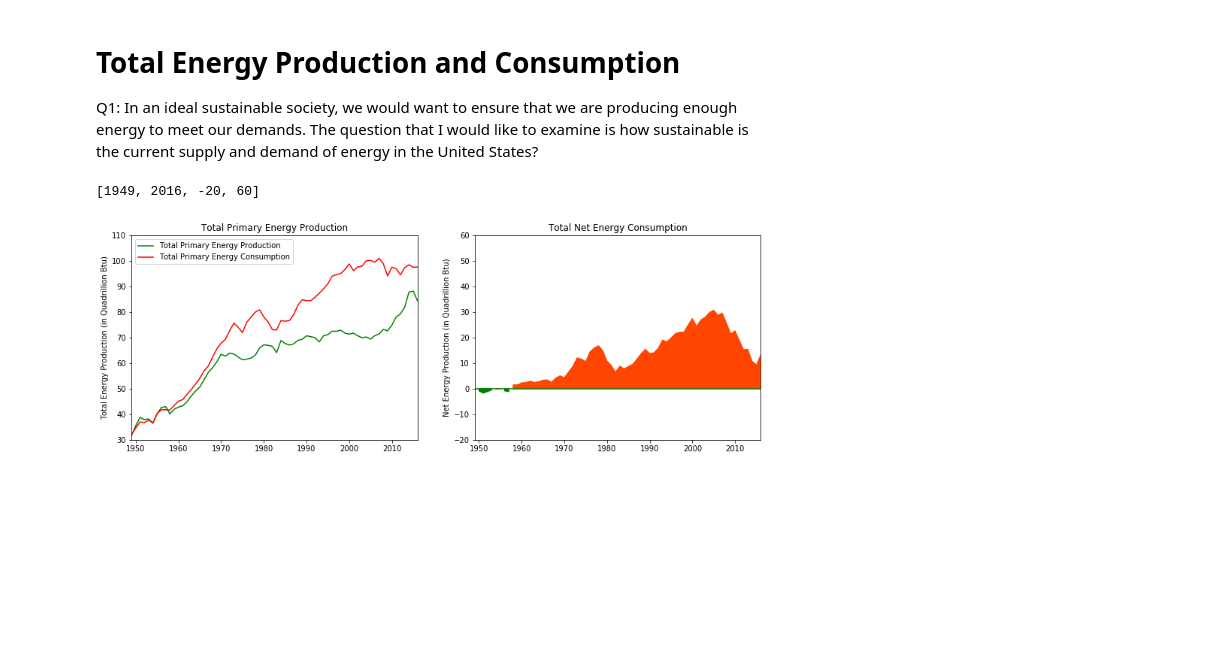
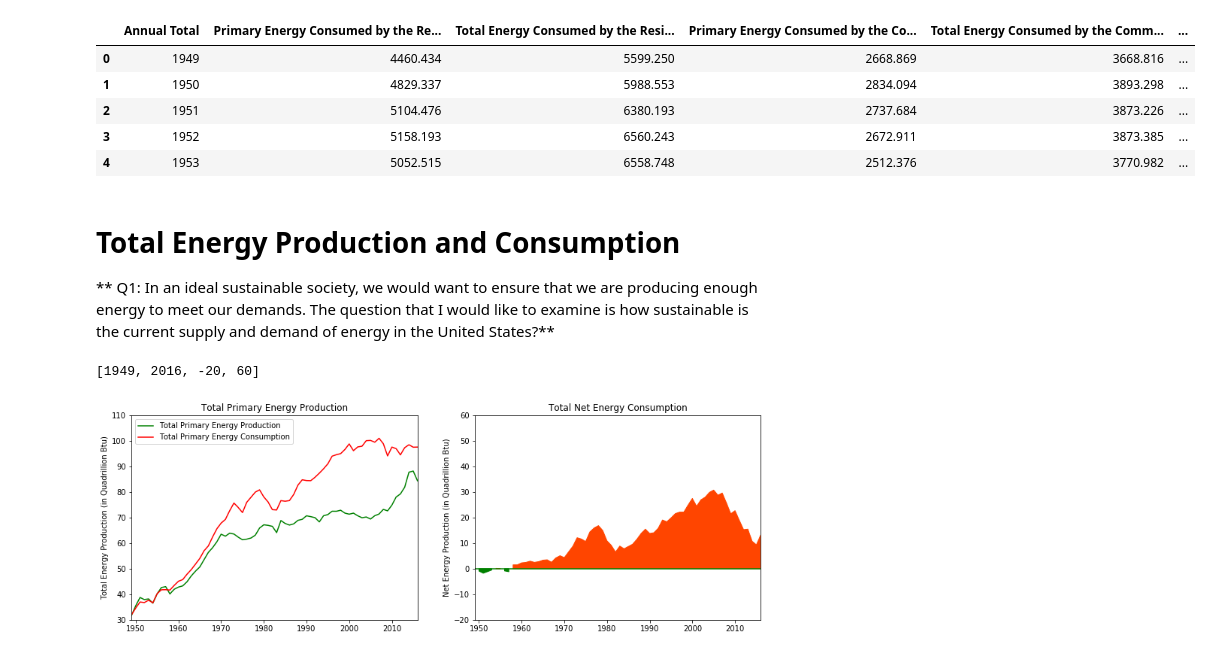
Before and after one commit to mhuh22/Thinkful, a Jupyter notebook: Prep Capstone/The State of Energy (in the United States).ipynb, the cells around one changed output. Cells and saved outputs as stored; diff of their text form; code cells hidden in the pictures; blank space fills up the shorter version.

```diff
--- a/Prep Capstone/The State of Energy (in the United States).ipynb
+++ b/Prep Capstone/The State of Energy (in the United States).ipynb
@@ -50,7 +48,17 @@ From the first two datasets, we will be examining the total production and consu
+# %%
+sectors.head()
+# %% [output]
+|  | Annual Total | Primary Energy Consumed by the Re... | Total Energy Consumed by the Resi... | Primary Energy Consumed by the Co... | Total Energy Consumed by the Comm... | ... |
+| 0 | 1949 | 4460.434 | 5599.250 | 2668.869 | 3668.816 | ... |
+| 1 | 1950 | 4829.337 | 5988.553 | 2834.094 | 3893.298 | ... |
+| 2 | 1951 | 5104.476 | 6380.193 | 2737.684 | 3873.226 | ... |
+| 3 | 1952 | 5158.193 | 6560.243 | 2672.911 | 3873.385 | ... |
+| 4 | 1953 | 5052.515 | 6558.748 | 2512.376 | 3770.982 | ... |
 # %% [markdown]
 # Total Energy Production and Consumption
 
-Q1: In an ideal sustainable society, we would want to ensure that we are producing enough energy to meet our demands. The question that I would like to examine is how sustainable is the current supply and demand of energy in the United States?
+**
+Q1: In an ideal sustainable society, we would want to ensure that we are producing enough energy to meet our demands. The question that I would like to examine is how sustainable is the current supply and demand of energy in the United States?**
 # %%
 plt.rcParams['figure.figsize'] = [15,5]
 
```
Also changed, not shown: parts of 18 cells of this notebook.
